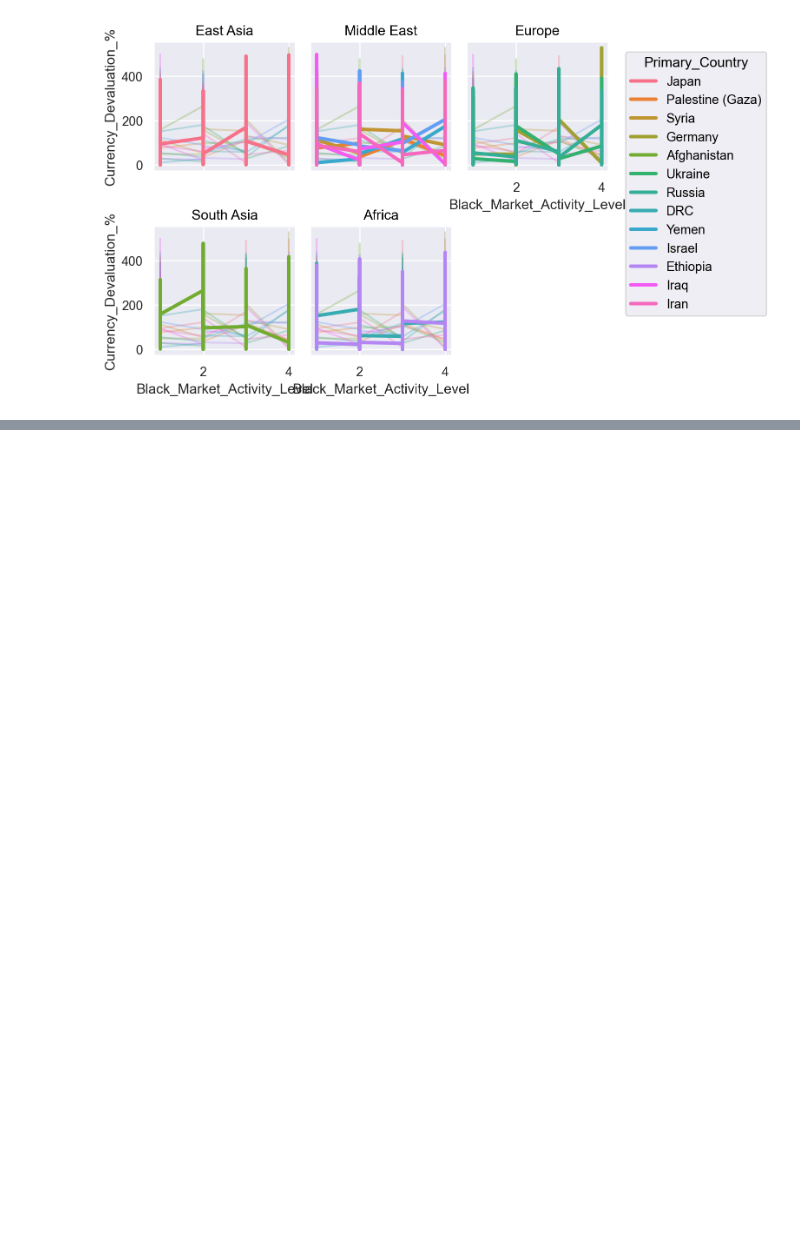
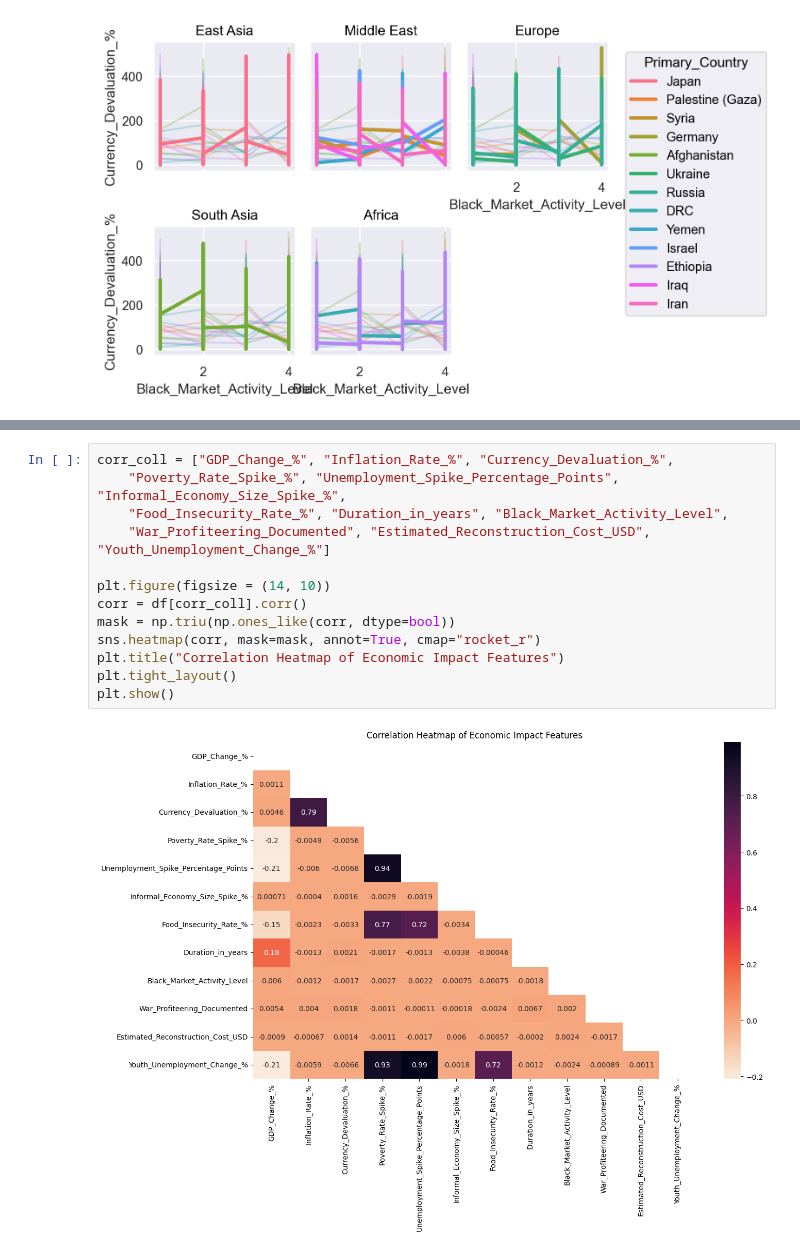
Before and after one commit to J2ckyo/4850-Final-Project, a Jupyter notebook: Data_Rangling.ipynb, the cells around one changed output, grey strips where cells are left out. Drawn from its saved outputs; the diff is of its cells as text; blank space fills up the shorter version.

Commit message:
More graphs

```diff
--- a/Data_Rangling.ipynb
+++ b/Data_Rangling.ipynb
@@ -235,0 +256,15 @@ p.add(so.Line())
+# %%
+corr_coll = ["GDP_Change_%", "Inflation_Rate_%", "Currency_Devaluation_%",
+    "Poverty_Rate_Spike_%", "Unemployment_Spike_Percentage_Points", "Informal_Economy_Size_Spike_%",
+    "Food_Insecurity_Rate_%", "Duration_in_years", "Black_Market_Activity_Level",
+    "War_Profiteering_Documented", "Estimated_Reconstruction_Cost_USD", "Youth_Unemployment_Change_%"]
+
+plt.figure(figsize = (14, 10))
+corr = df[corr_coll].corr()
+mask = np.triu(np.ones_like(corr, dtype=bool))
+sns.heatmap(corr, mask=mask, annot=True, cmap="rocket_r")
+plt.title("Correlation Heatmap of Economic Impact Features")
+plt.tight_layout()
+plt.show()
+# %% [output]
+[figure, added]
```
Also changed, not shown: parts of 2 cells of this notebook.
